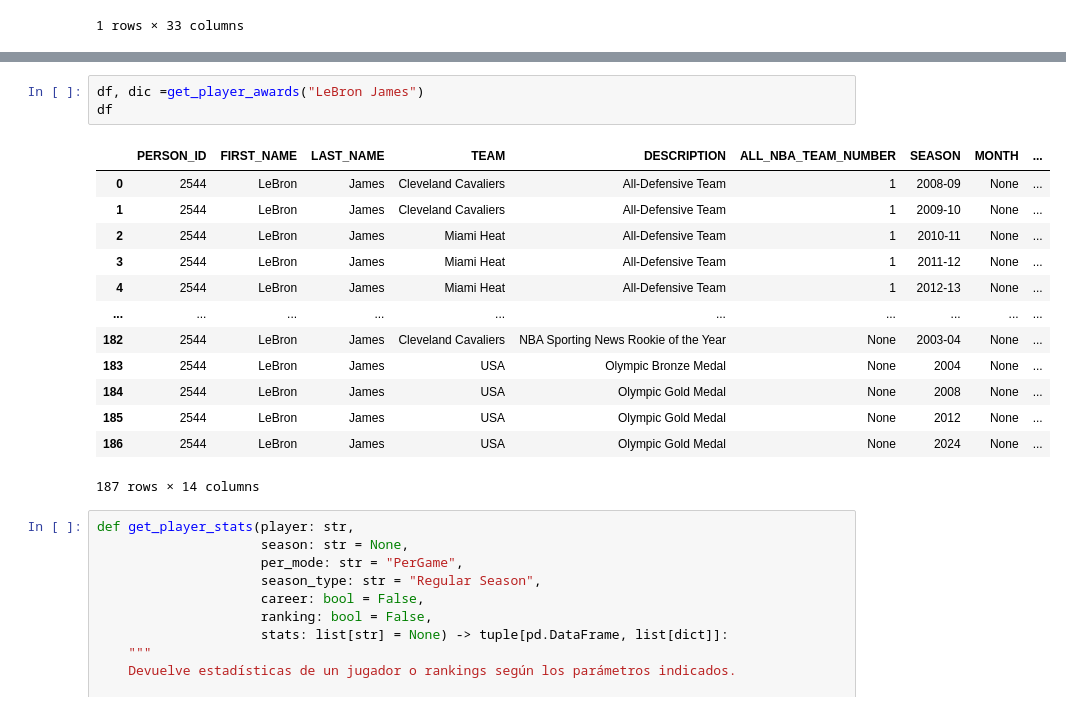
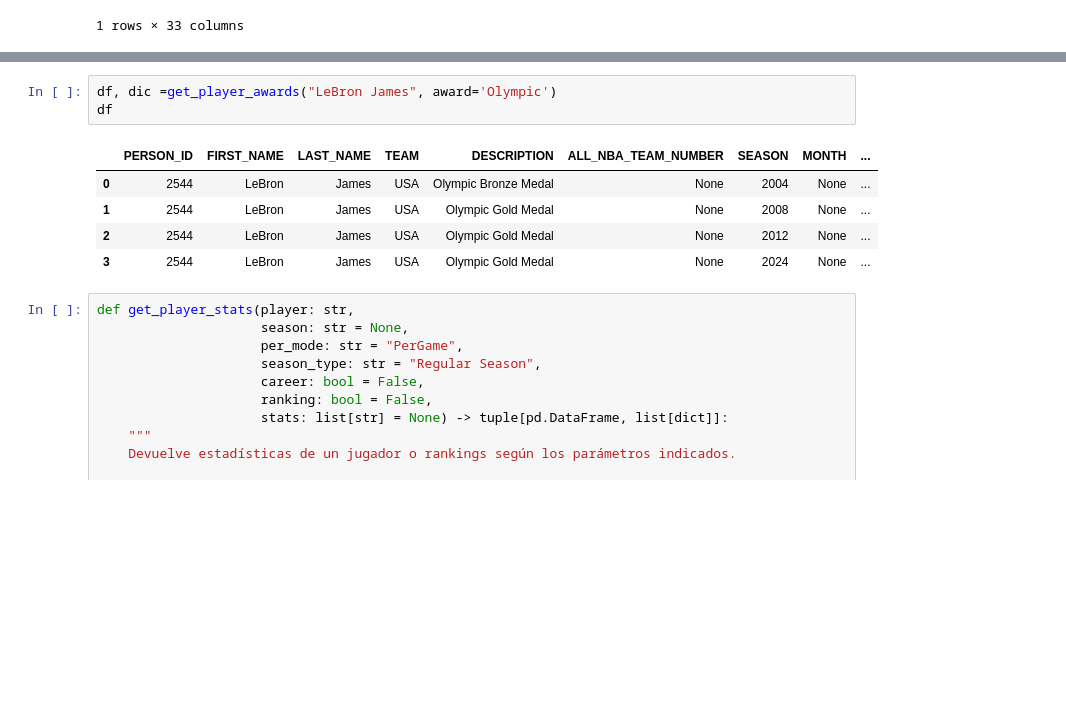
Before and after one commit to joanmii/nba_agent, a Jupyter notebook: nba_toolbox.ipynb, the cells around one changed output, grey strips where cells are left out. Saved outputs shown, nothing was run; the diff lists cells and outputs as text; blank space fills up the shorter version.

```diff
--- a/nba_toolbox.ipynb
+++ b/nba_toolbox.ipynb
@@ -242,20 +283,12 @@ def get_player_awards(player_name: str) -> tuple[pd.DataFrame, list[dict]]:
 # %%
-df, dic =get_player_awards("LeBron James")
+df, dic =get_player_awards("LeBron James", award='Olympic')
 df
 # %% [output]
 |  | PERSON_ID | FIRST_NAME | LAST_NAME | TEAM | DESCRIPTION | ALL_NBA_TEAM_NUMBER | SEASON | MONTH | ... |
-| 0 | 2544 | LeBron | James | Cleveland Cavaliers | All-Defensive Team | 1 | 2008-09 | None | ... |
-| 1 | 2544 | LeBron | James | Cleveland Cavaliers | All-Defensive Team | 1 | 2009-10 | None | ... |
-| 2 | 2544 | LeBron | James | Miami Heat | All-Defensive Team | 1 | 2010-11 | None | ... |
-| 3 | 2544 | LeBron | James | Miami Heat | All-Defensive Team | 1 | 2011-12 | None | ... |
-| 4 | 2544 | LeBron | James | Miami Heat | All-Defensive Team | 1 | 2012-13 | None | ... |
-| ... | ... | ... | ... | ... | ... | ... | ... | ... | ... |
-| 182 | 2544 | LeBron | James | Cleveland Cavaliers | NBA Sporting News Rookie of the Year | None | 2003-04 | None | ... |
-| 183 | 2544 | LeBron | James | USA | Olympic Bronze Medal | None | 2004 | None | ... |
-| 184 | 2544 | LeBron | James | USA | Olympic Gold Medal | None | 2008 | None | ... |
-| 185 | 2544 | LeBron | James | USA | Olympic Gold Medal | None | 2012 | None | ... |
-| 186 | 2544 | LeBron | James | USA | Olympic Gold Medal | None | 2024 | None | ... |
+| 0 | 2544 | LeBron | James | USA | Olympic Bronze Medal | None | 2004 | None | ... |
+| 1 | 2544 | LeBron | James | USA | Olympic Gold Medal | None | 2008 | None | ... |
+| 2 | 2544 | LeBron | James | USA | Olympic Gold Medal | None | 2012 | None | ... |
+| 3 | 2544 | LeBron | James | USA | Olympic Gold Medal | None | 2024 | None | ... |
-187 rows × 14 columns
 # %%
 def get_player_stats(player: str,
                      season: str = None,
```
Also changed, not shown: parts of 4 cells of this notebook, 3 other files.
